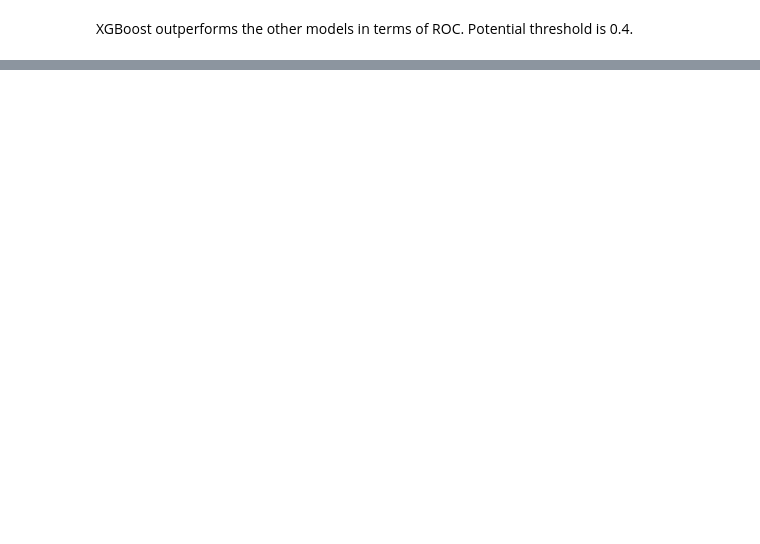
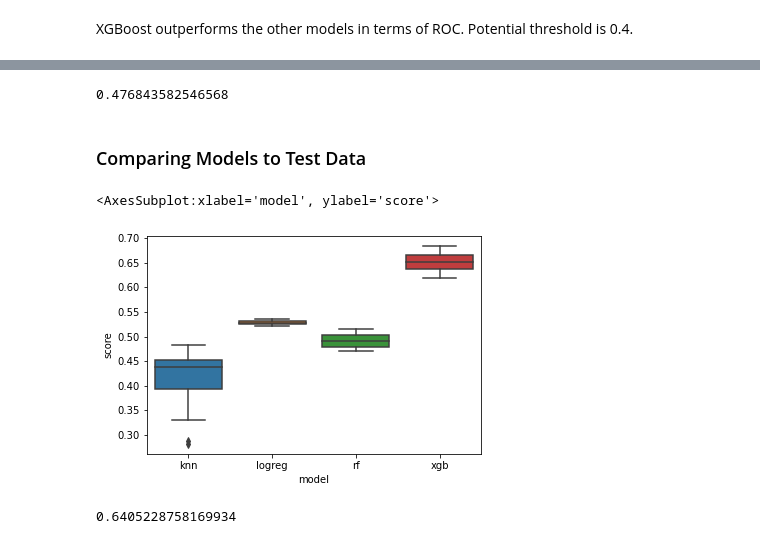
Before and after one commit to aauyeung19/Metis-Project-3, a Jupyter notebook: lib/model_eval.ipynb, the cells around one changed output, grey strips where cells are left out. Cells and saved outputs as stored; diff of their text form; code cells hidden in the pictures; blank space fills up the shorter version.

```diff
--- a/lib/model_eval.ipynb
+++ b/lib/model_eval.ipynb
@@ -42,14 +44,16 @@ knn_proba = knn.predict_proba(X_test)
 logreg_proba = logreg.predict_proba(X_test)
 rf_proba = rf.predict_proba(X_test)
 xgb_proba = xgb.predict_proba(X_test)
+vote_proba = vote.predict_proba(X_test)
 
 # Base Predictions
 knn_preds = knn.predict(X_test)
 logreg_preds = logreg.predict(X_test)
 rf_preds = rf.predict(X_test)
 xgb_preds = xgb.predict(X_test)
+vote_preds = vote.predict(X_test)
 
-preds = ['knn_preds', 'logreg_preds', 'rf_preds', 'xgb_preds']
+preds = ['knn_preds', 'logreg_preds', 'rf_preds', 'xgb_preds', 'vote_preds']
 # %%
 rf.best_params_
 # %% [output]
@@ -151,0 +133,21 @@ rf_df.sort_values(by='rank_test_score').head(10)
+# %%
+knn.score(X_test, y_test)
+# %% [output]
+0.476843582546568
+# %% [markdown]
+### Comparing Models to Test Data
+# %%
+# putting train scores onto same DataFrame
+models = ['knn', 'logreg', 'rf', 'xgb']
+scores = pd.DataFrame()
+
+for name in models:
+    model = eval(name)
+    currdf = pd.DataFrame(zip(len(model.cv_results_['mean_test_score'])*[name], model.cv_results_['mean_test_score']))
+    scores = pd.concat([scores, currdf])
+scores.columns=['model', 'score']
+# %%
+sns.boxplot(x='model', y='score', data=scores)
+# %% [output]
+<AxesSubplot:xlabel='model', ylabel='score'>
+[figure, added]
@@ -151,0 +156,4 @@ rf_df.sort_values(by='rank_test_score').head(10)
+# %%
+accuracy_score(y_test, vote.predict(X_test))
+# %% [output]
+0.6405228758169934
```
Also changed, not shown: parts of 19 cells of this notebook.
